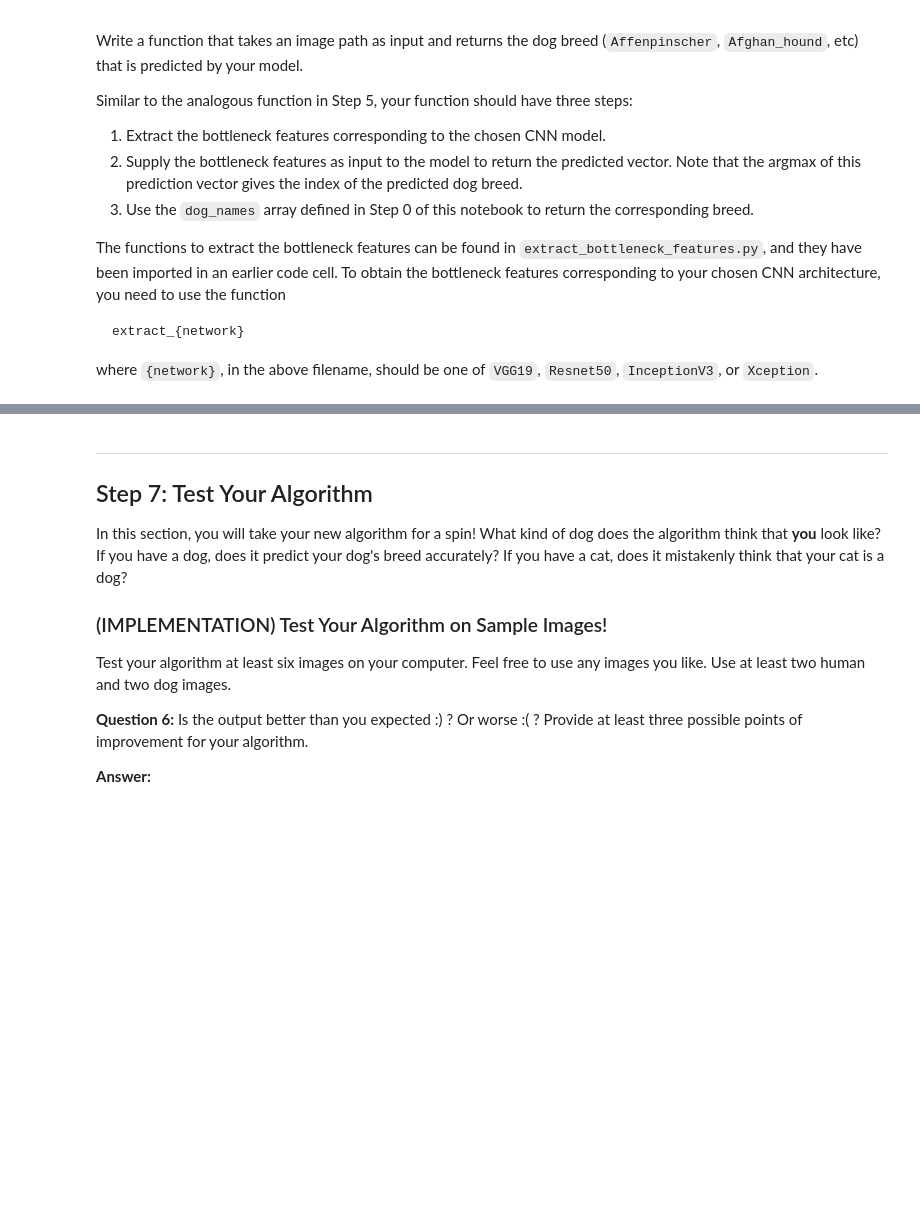
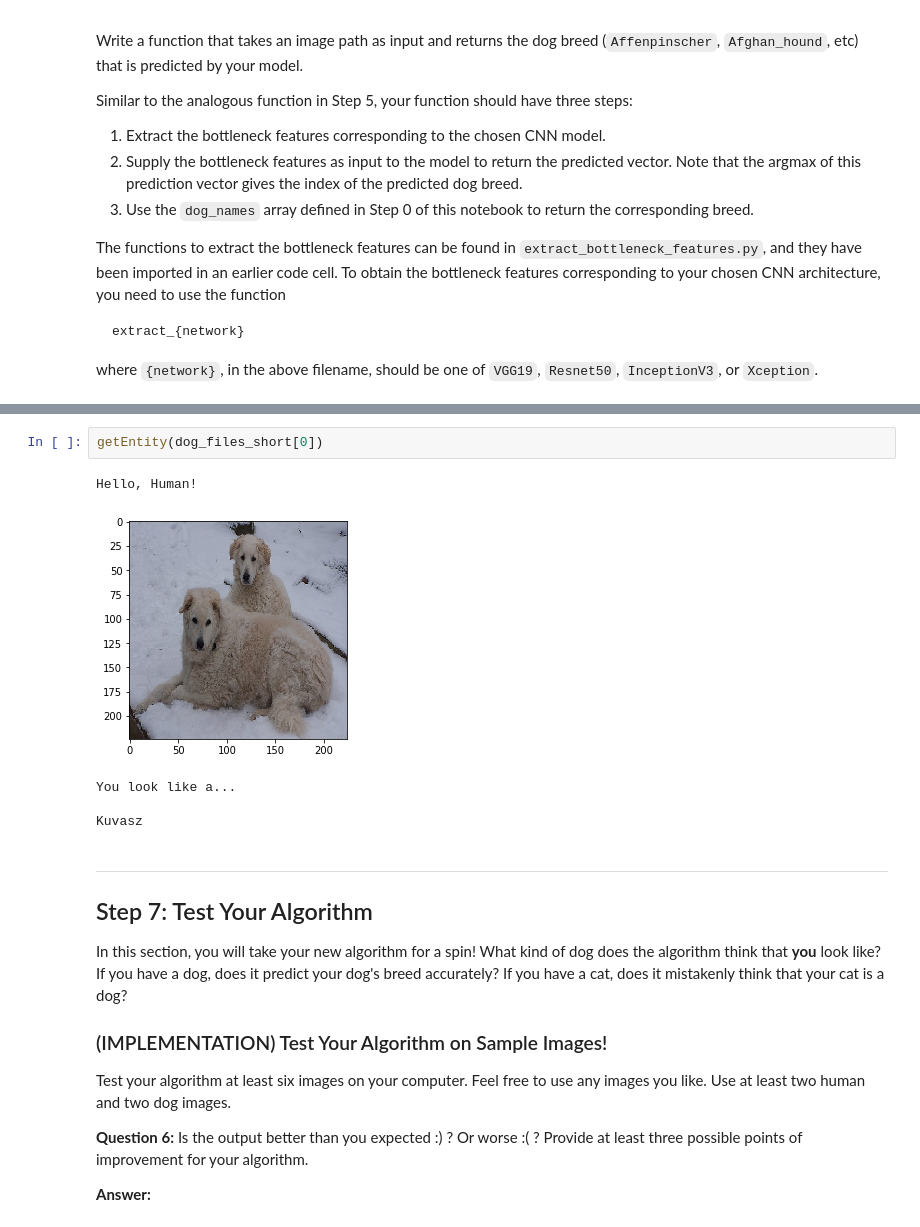
Before and after one commit to holandajunior/deep-learning-nanodegree-projects, a Jupyter notebook: dog-project/dog_app.ipynb, the cells around one changed output, grey strips where cells are left out. Saved outputs shown, nothing was run; the diff lists cells and outputs as text; blank space fills up the shorter version.

```diff
--- a/dog-project/dog_app.ipynb
+++ b/dog-project/dog_app.ipynb
@@ -1033,3 +1054,11 @@ Some sample output for our algorithm is provided below, but feel free to design
+# %%
+getEntity(dog_files_short[0])
+# %% [output]
+Hello, Human!
+[figure, added]
+You look like a...
+
+Kuvasz
 # %% [markdown]
 ---
 <a id='step7'></a>
```
Also changed, not shown: parts of 21 cells of this notebook.
